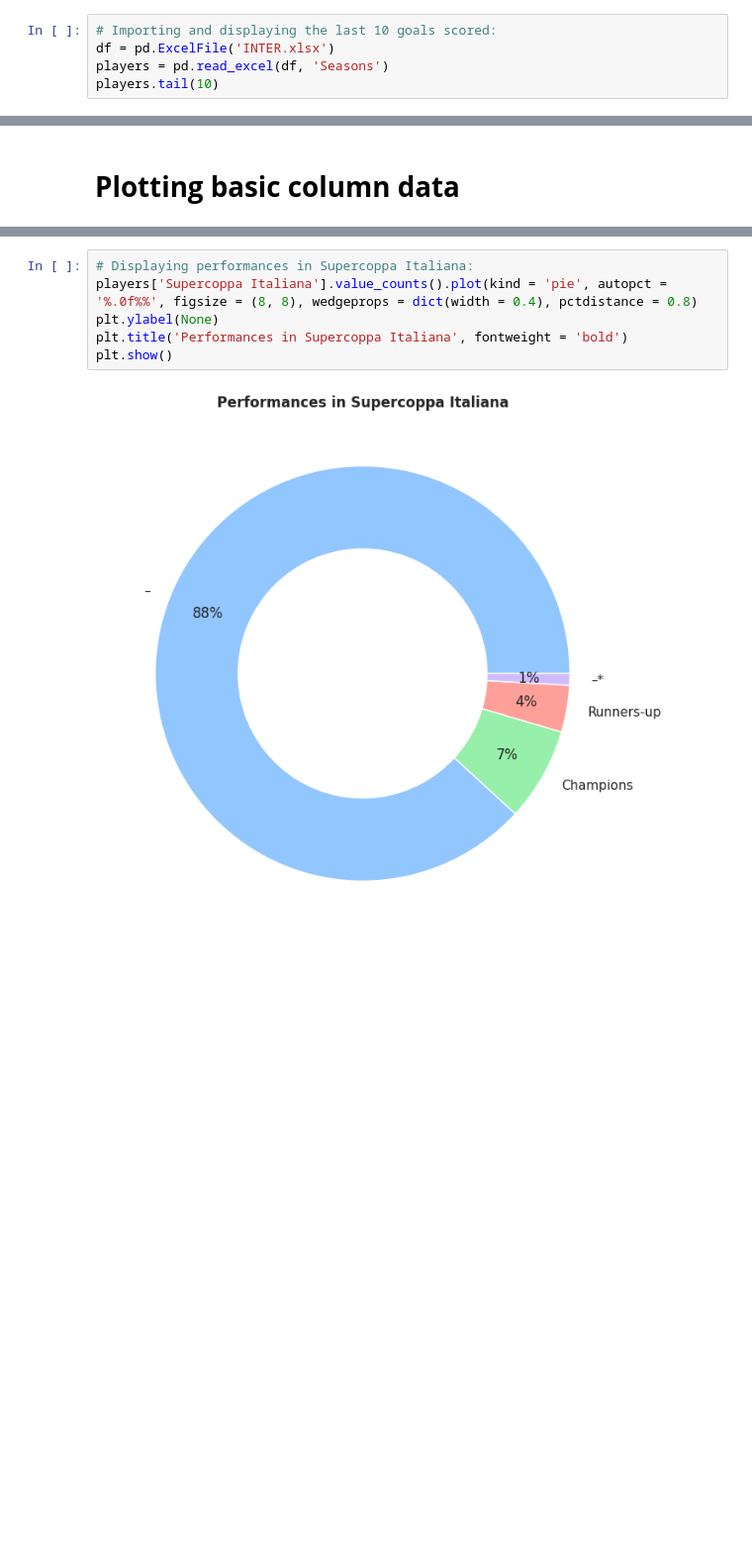
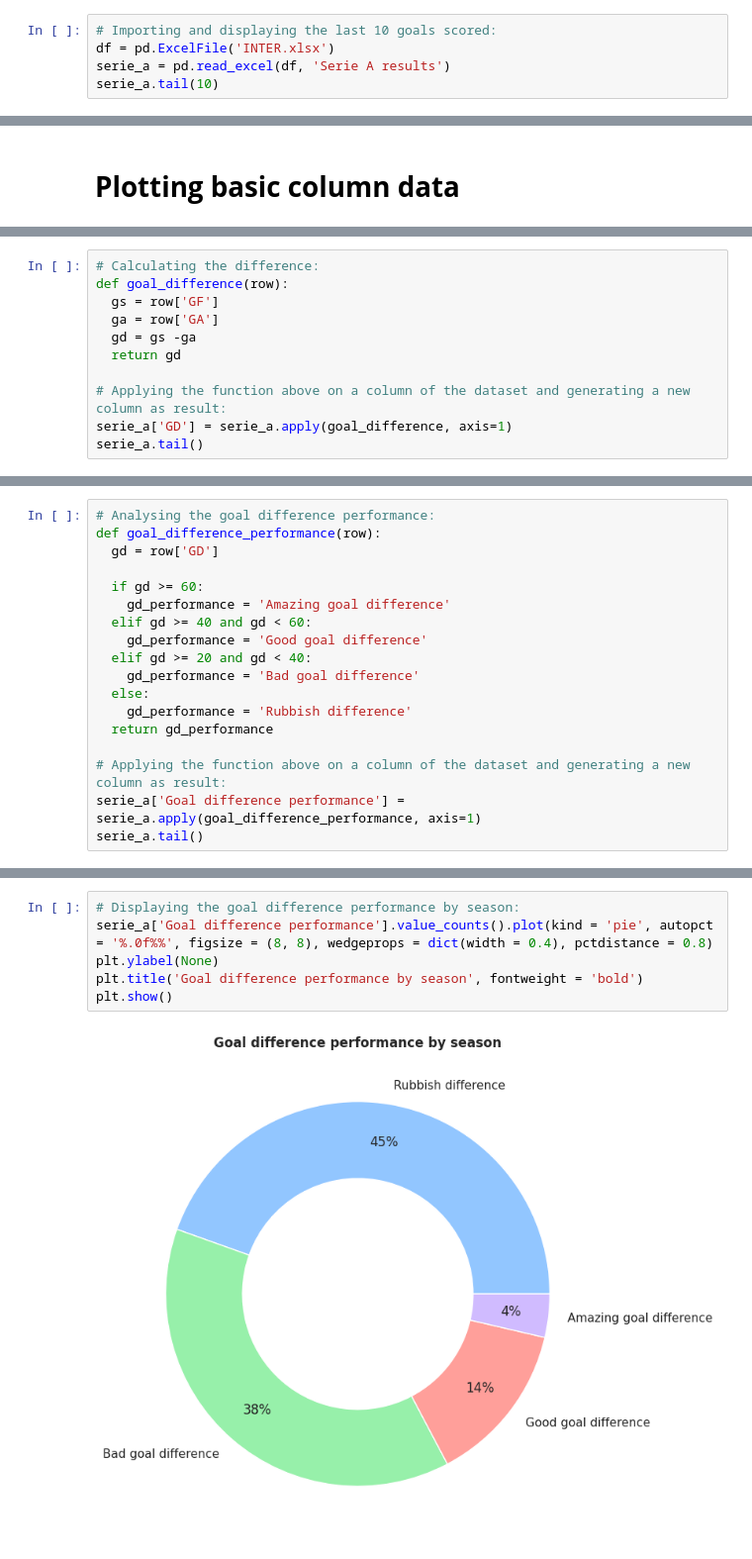
Before and after one commit to guilhermelaviola/InterMilan, a Jupyter notebook: InterInSerieA.ipynb, the cells around one changed output, grey strips where cells are left out. Shown at 99% size. Cells and saved outputs as stored; diff of their text form; blank space fills up the shorter version.

```diff
--- a/InterInSerieA.ipynb
+++ b/InterInSerieA.ipynb
@@ -11,6 +11,6 @@ plt.style.use('seaborn-pastel')
 # %%
 # Importing and displaying the last 10 goals scored:
 df = pd.ExcelFile('INTER.xlsx')
-players = pd.read_excel(df, 'Seasons')
-players.tail(10)
+serie_a = pd.read_excel(df, 'Serie A results')
+serie_a.tail(10)
 # %% [output]
@@ -50,0 +103,11 @@ plt.show()
+# %%
+# Calculating the difference:
+def goal_difference(row):
+  gs = row['GF']
+  ga = row['GA']
+  gd = gs -ga
+  return gd
+
+# Applying the function above on a column of the dataset and generating a new column as result:
+serie_a['GD'] = serie_a.apply(goal_difference, axis=1)
+serie_a.tail()
@@ -50,0 +121,18 @@ plt.show()
+# %%
+# Analysing the goal difference performance:
+def goal_difference_performance(row):
+  gd = row['GD']
+
+  if gd >= 60:
+    gd_performance = 'Amazing goal difference'
+  elif gd >= 40 and gd < 60:
+    gd_performance = 'Good goal difference'
+  elif gd >= 20 and gd < 40:
+    gd_performance = 'Bad goal difference'
+  else:
+    gd_performance = 'Rubbish difference'
+  return gd_performance
+
+# Applying the function above on a column of the dataset and generating a new column as result:
+serie_a['Goal difference performance'] = serie_a.apply(goal_difference_performance, axis=1)
+serie_a.tail()
@@ -51,8 +146,8 @@ plt.show()
 # %%
-# Displaying performances in Supercoppa Italiana:
-players['Supercoppa Italiana'].value_counts().plot(kind = 'pie', autopct = '%.0f%%', figsize = (8, 8), wedgeprops = dict(width = 0.4), pctdistance = 0.8)
+# Displaying the goal difference performance by season:
+serie_a['Goal difference performance'].value_counts().plot(kind = 'pie', autopct = '%.0f%%', figsize = (8, 8), wedgeprops = dict(width = 0.4), pctdistance = 0.8)
 plt.ylabel(None)
-plt.title('Performances in Supercoppa Italiana', fontweight = 'bold')
+plt.title('Goal difference performance by season', fontweight = 'bold')
 plt.show()
 # %% [output]
-[figure, old version]
+[figure, new version]
```
Also changed, not shown: parts of 22 cells of this notebook.
